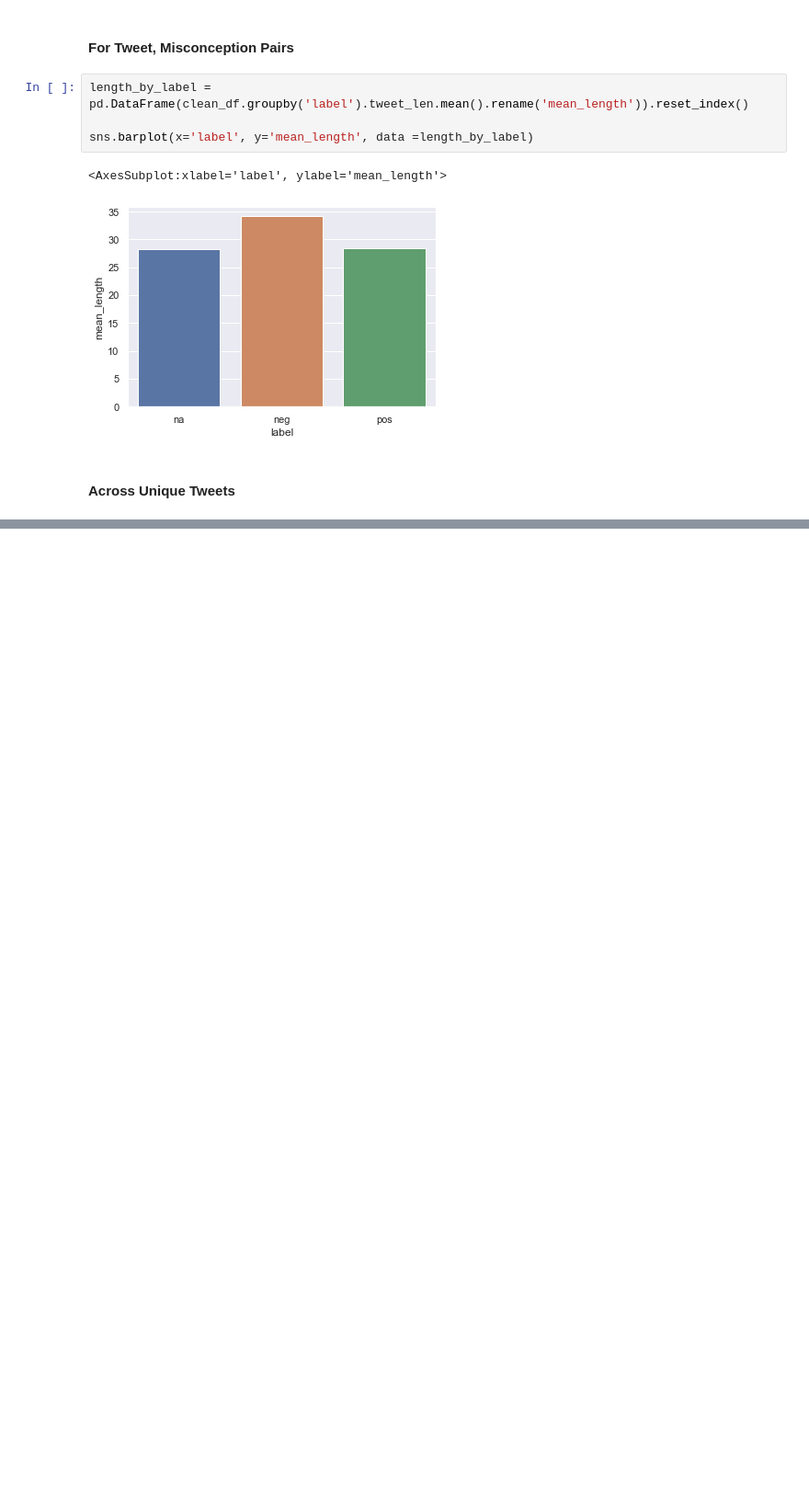
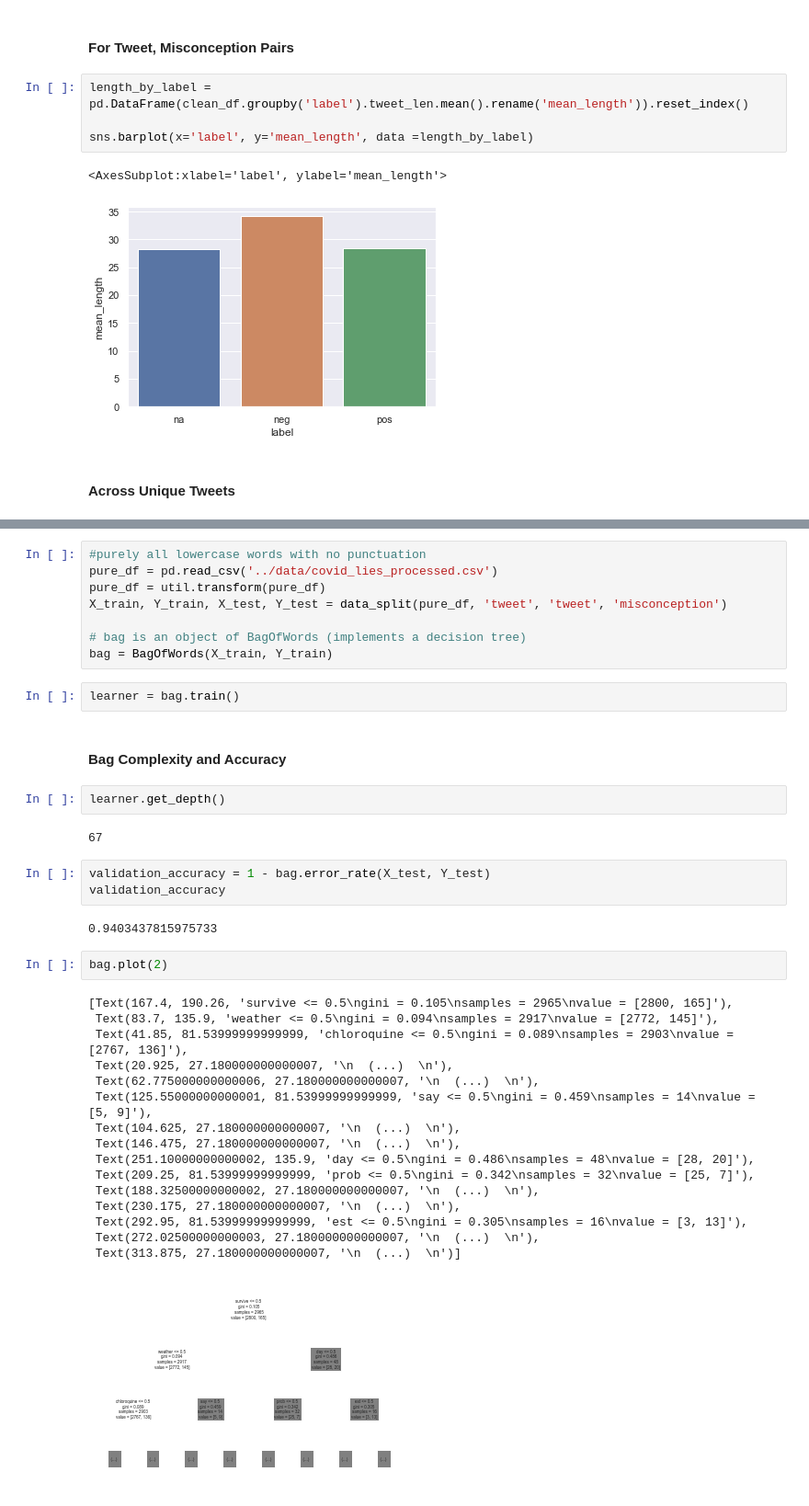
Before and after one commit to WTAWTAW-UCIMLHack2021/ucimlhack2021, a Jupyter notebook: exploration/exploratory.ipynb, the cells around one changed output, grey strips where cells are left out. Shown at 92% size. Drawn from its saved outputs; the diff is of its cells as text; blank space fills up the shorter version.

```diff
--- a/exploration/exploratory.ipynb
+++ b/exploration/exploratory.ipynb
@@ -209,0 +214,40 @@ plot.set(title = 'Tweets That Spread a Misconception Do Not Have More Words, On
+# %%
+#purely all lowercase words with no punctuation
+pure_df = pd.read_csv('../data/covid_lies_processed.csv')
+pure_df = util.transform(pure_df)
+X_train, Y_train, X_test, Y_test = data_split(pure_df, 'tweet', 'tweet', 'misconception')
+
+# bag is an object of BagOfWords (implements a decision tree)
+bag = BagOfWords(X_train, Y_train)
+# %%
+learner = bag.train()
+# %% [markdown]
+#### Bag Complexity and Accuracy
+# %%
+learner.get_depth()
+# %% [output]
+67
+# %%
+validation_accuracy = 1 - bag.error_rate(X_test, Y_test)
+validation_accuracy
+# %% [output]
+0.9403437815975733
+# %%
+bag.plot(2)
+# %% [output]
+[Text(167.4, 190.26, 'survive <= 0.5\ngini = 0.105\nsamples = 2965\nvalue = [2800, 165]'),
+ Text(83.7, 135.9, 'weather <= 0.5\ngini = 0.094\nsamples = 2917\nvalue = [2772, 145]'),
+ Text(41.85, 81.53999999999999, 'chloroquine <= 0.5\ngini = 0.089\nsamples = 2903\nvalue = [2767, 136]'),
+ Text(20.925, 27.180000000000007, '\n  (...)  \n'),
+ Text(62.775000000000006, 27.180000000000007, '\n  (...)  \n'),
+ Text(125.55000000000001, 81.53999999999999, 'say <= 0.5\ngini = 0.459\nsamples = 14\nvalue = [5, 9]'),
+ Text(104.625, 27.180000000000007, '\n  (...)  \n'),
+ Text(146.475, 27.180000000000007, '\n  (...)  \n'),
+ Text(251.10000000000002, 135.9, 'day <= 0.5\ngini = 0.486\nsamples = 48\nvalue = [28, 20]'),
+ Text(209.25, 81.53999999999999, 'prob <= 0.5\ngini = 0.342\nsamples = 32\nvalue = [25, 7]'),
+ Text(188.32500000000002, 27.180000000000007, '\n  (...)  \n'),
+ Text(230.175, 27.180000000000007, '\n  (...)  \n'),
+ Text(292.95, 81.53999999999999, 'est <= 0.5\ngini = 0.305\nsamples = 16\nvalue = [3, 13]'),
+ Text(272.02500000000003, 27.180000000000007, '\n  (...)  \n'),
+ Text(313.875, 27.180000000000007, '\n  (...)  \n')]
+[figure, added]
```
Also changed, not shown: parts of 8 cells of this notebook.
